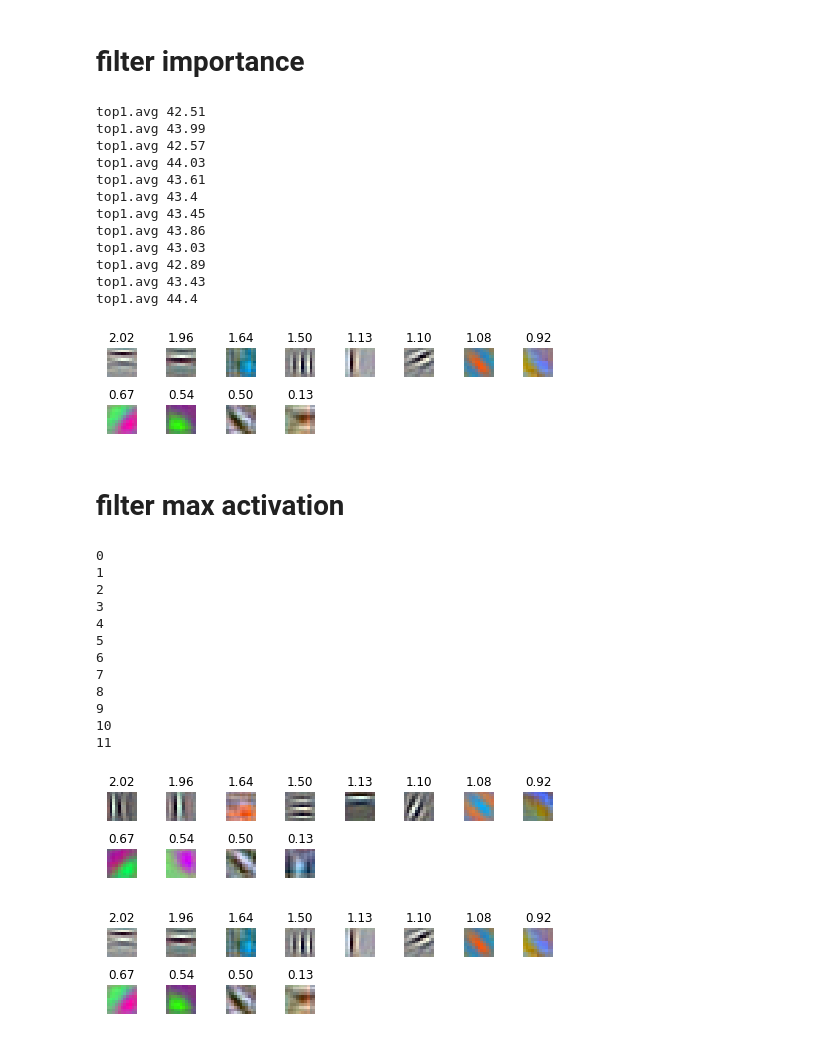
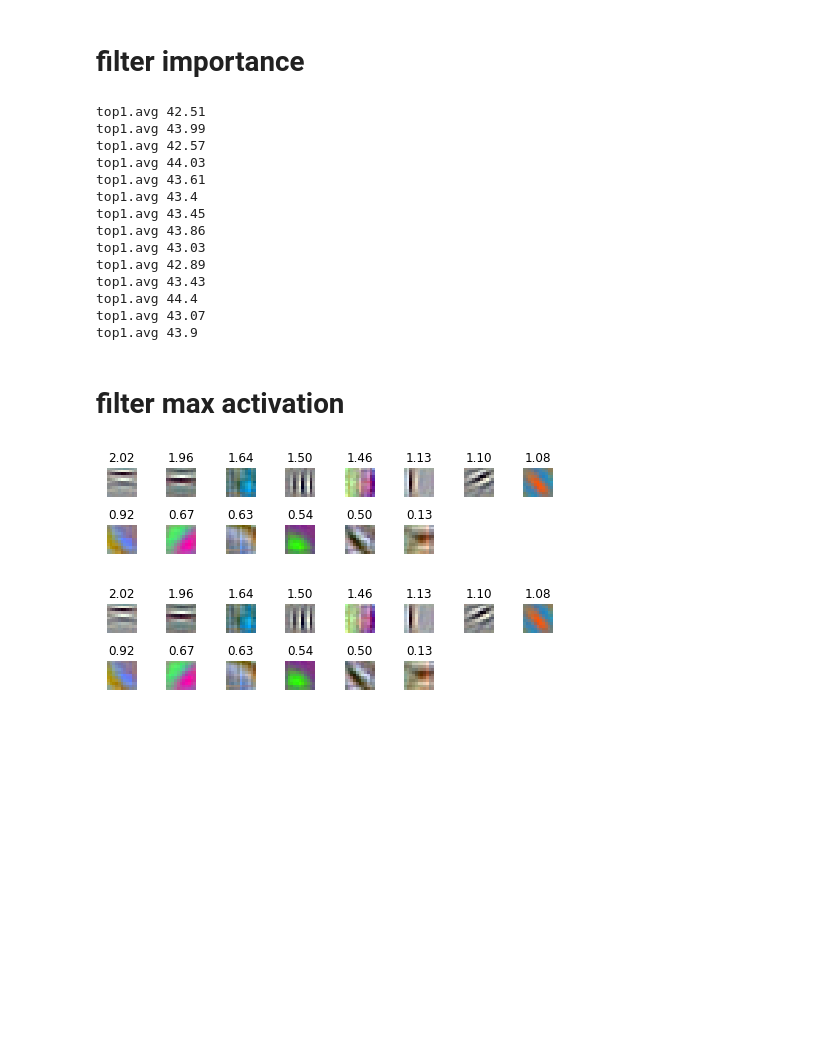
Before and after one commit to csinva/scattering-transform-experiments, a Jupyter notebook: src/max_activation.ipynb, the cells around one changed output. Cells and saved outputs as stored; diff of their text form; code cells hidden in the pictures; blank space fills up the shorter version.

```diff
--- a/src/max_activation.ipynb
+++ b/src/max_activation.ipynb
@@ -103,7 +103,7 @@ TEST OVER
 # This code just gets the importance scores of each filter
 def calc_scores(best_ascat2, model2):
     scores = []
-    for f_num in range(12):
+    for f_num in range(14):
     # for f_num in range(model.module.n_flayer - model.module.nfscat*3):
         best_ascat2 = copy.deepcopy(best_ascat['state_dict'])
         best_ascat2['module.features.0.weight'][f_num] = 0
@@ -147,7 +147,8 @@ top1.avg 43.03
 top1.avg 42.89
 top1.avg 43.43
 top1.avg 44.4
+top1.avg 43.07
+top1.avg 43.9
-[figure, removed]
 # %% [markdown]
 # filter max activation
 # %%
@@ -156,82 +157,72 @@ Makes a noisy image and turns it into a torch array so we can later turn it into
 '''
 def make_image():
     images = []
+    im_dim = 11
     for _ in range(3):
-        image = np.random.randn(11,11)/5+0.5
-        image = np.pad(image, ((11, 11), (11, 11)), 'constant')
+        image = np.random.randn(im_dim, im_dim)/5+0.5
+        image = np.pad(image, ((im_dim, im_dim), (im_dim, im_dim)), 'constant')
         images.append(image)
     image = np.stack(images)
-    image = image.transpose(0,2,1)
+    image = image.transpose(0, 2, 1)
 
     torch_image = torch.from_numpy(image).float()
     torch_image = torch_image.unsqueeze_(0)
     return torch_image
-    #im_as_var = Variable(torch_image.cuda(), requires_grad=True)
 
 #This code applies the maximal activation for each filter and then plots the resulting image.
 
 fig = plt.figure(figsize=(num_cols, num_rows))
 REGULARIZATION = 0.0001
 for idx, f_num in enumerate(np.argsort(scores)):
-    print(idx)
+#     print(idx)
     torch_image = make_image()
+#     print(torch_image.shape)
     im_as_var = Variable(torch_image.cuda(), requires_grad=True)
     optimizer = SGD([im_as_var], lr=12,  weight_decay=1e-4)
     for i in range(1, 501):
         optimizer.zero_grad()
 
-        x = im_as_var
-        x = model.module.features[0](x)
+#         x = im_as_var
+        y = model.module.features[0](im_as_var)
+#         print(y.shape) ([1, 64, 9, 9])
         #x = x.view(x.size(0), model.module.nfscat*3, model.module.nspace, model.module.nspace)
-        loss = x[0, f_num, 4, 4]
+        loss = -1 * y[0, f_num, 4, 4]
+#         loss = -1 * torch.sum(y)
 
-        #https://towardsdatascience.com/pytorch-implementation-of-perceptual-losses-for-real-time-style-transfer-8d608e2e9902
 #         reg_loss = REGULARIZATION * (
-#         torch.sum(torch.abs(im_as_var[:, :, :-1] - im_as_var[ :, :, 1:])) +
-#         torch.sum(torch.abs(im_as_var[ :, :-1, :] - im_as_var[:, 1:, :]))
+#             torch.sum(torch.abs(im_as_var[:, :, :-1] - im_as_var[ :, :, 1:])) +
+#             torch.sum(torch.abs(im_as_var[ :, :-1, :] - im_as_var[:, 1:, :]))
 #         )
         reg_loss = 0
 
 
         loss = loss + reg_loss
 
         loss.backward()
         optimizer.step()
 
-    recreated_im = copy.copy(im_as_var.data.cpu().numpy()[0]).transpose(1,2,0)
+    recreated_im = copy.copy(im_as_var.data.cpu().numpy()[0]).transpose(2, 1, 0)
     recreated_im = recreated_im[11:22, 11:22, :]
     minned = recreated_im - np.min(recreated_im)
     ax1 = fig.add_subplot(num_rows, num_cols, idx + 1)
     ax1.imshow(minned/np.max(minned))
     ax1.axis('off')
     ax1.set_xticklabels([])
     ax1.set_yticklabels([])
     ax1.set_title('{0:.2f}'.format(allFilters - scores[f_num]))
 
 plt.subplots_adjust(wspace=1.0, hspace=0.1)
 plt.savefig("TEST_SCHANNEL.png")
 
 plt.show()
 
 plot_filters(scores, model_weights)
 plt.show()
 
 	#cv2.imwrite("../importance/j2l3/"+"i"+str(importance)+"a"+str(scores[f_num])+"f"+str(f_num)+"dream.jpg", fin*255)
 	#minned = model_weights[f_num] - np.min(model_weights[f_num])
 	#fin = minned/np.max(minned)
 	#cv2.imwrite("../importance/j2l3/"+"i"+str(importance)+"a"+str(scores[f_num])+"f"+str(f_num)+"filter.jpg", fin*255)
 # %% [output]
-0
-1
-2
-3
-4
-5
-6
-7
-8
-9
-10
-11
-[figure, old version]
+[figure, new version]
-[figure, old version]
+[figure, new version]
```
